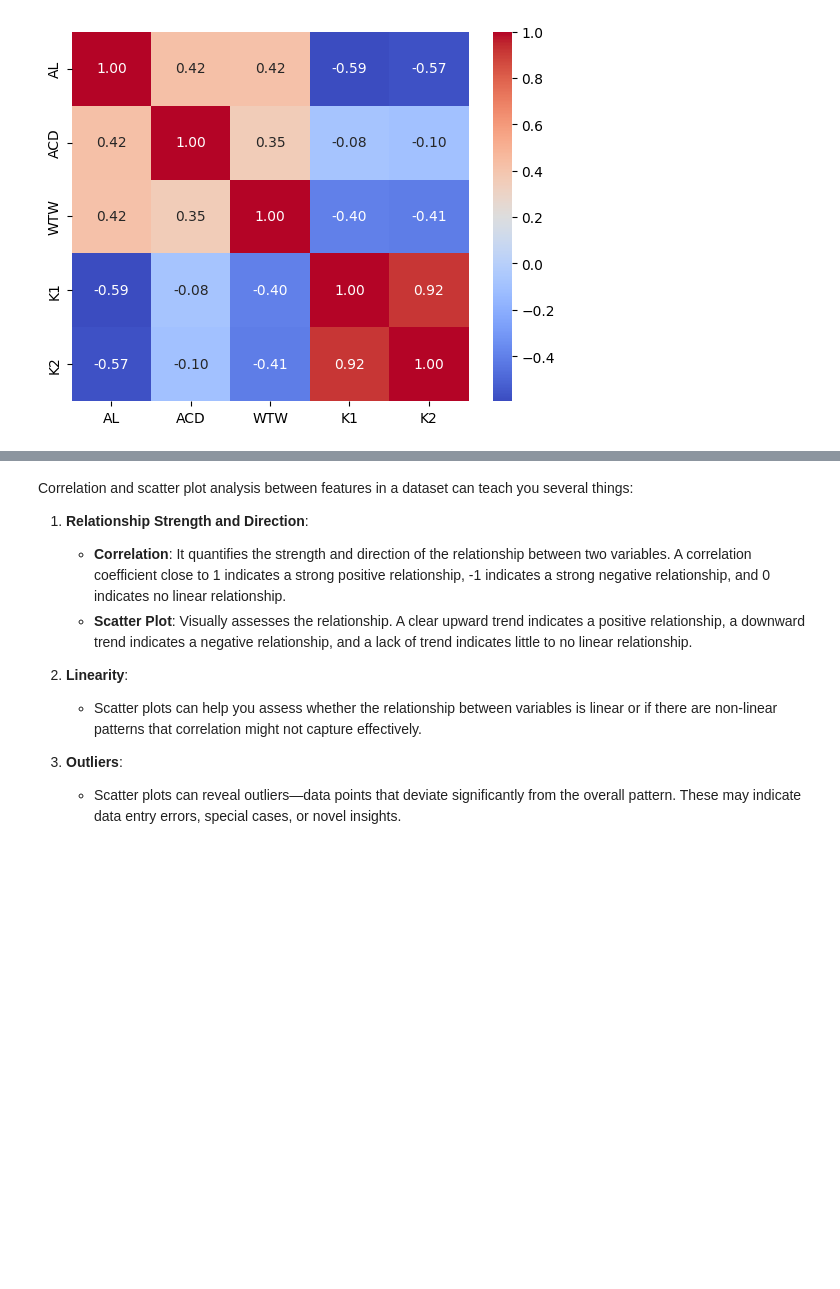
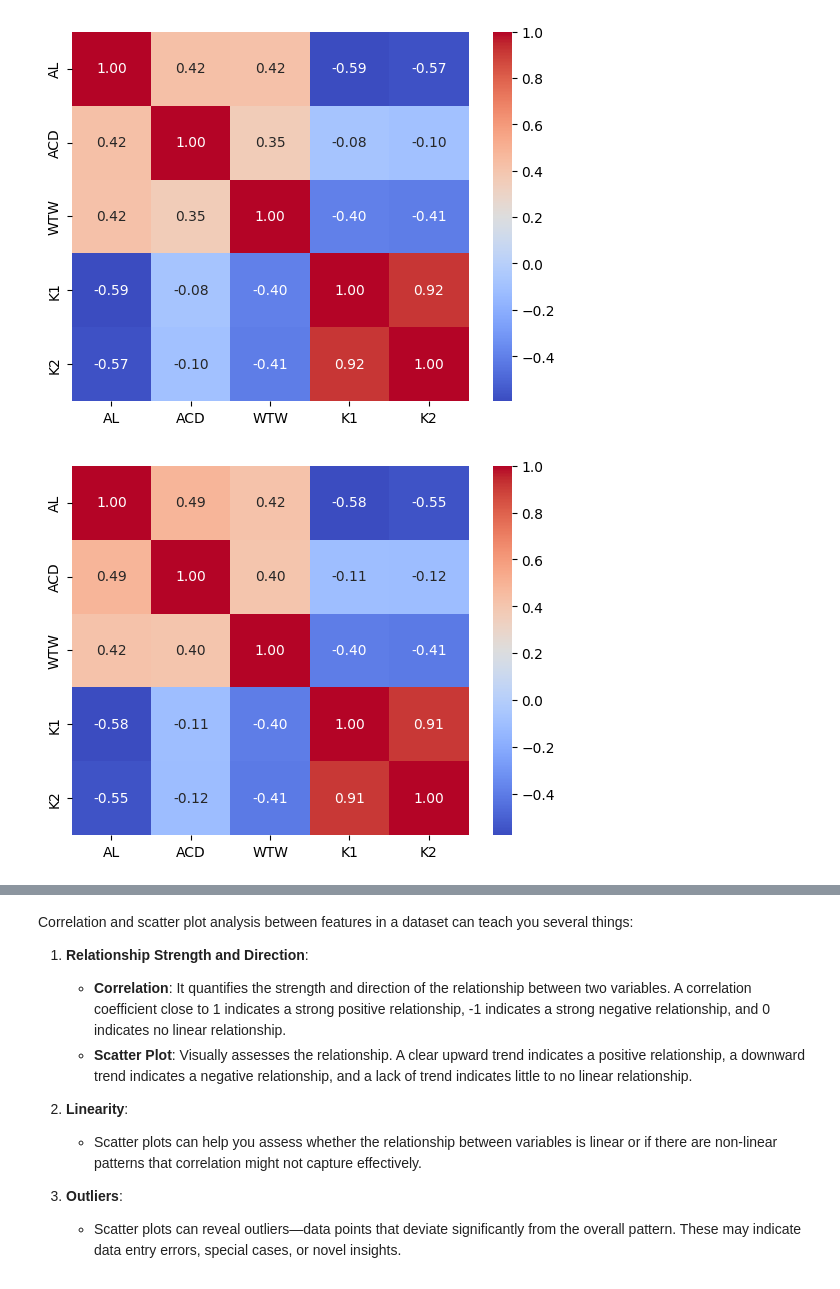
Before and after one commit to vitalwarley/PPGI038, a Jupyter notebook: main.ipynb, the cells around one changed output, grey strips where cells are left out. Drawn from its saved outputs; the diff is of its cells as text; code cells hidden in the pictures; blank space fills up the shorter version.

```diff
--- a/main.ipynb
+++ b/main.ipynb
@@ -140,3 +169,11 @@ sns.heatmap(corr, annot=True, cmap='coolwarm', fmt=".2f")
 plt.show()
 # %% [output]
 [figure]
+# %%
+# Correlation matrix for normal eyes
+corr = data[data["Correto"]=="S"]
+corr = corr.iloc[:, :-1].corr()
+sns.heatmap(corr, annot=True, cmap='coolwarm', fmt=".2f")
+plt.show()
+# %% [output]
+[figure, added]
```
Also changed, not shown: parts of 10 cells of this notebook.
